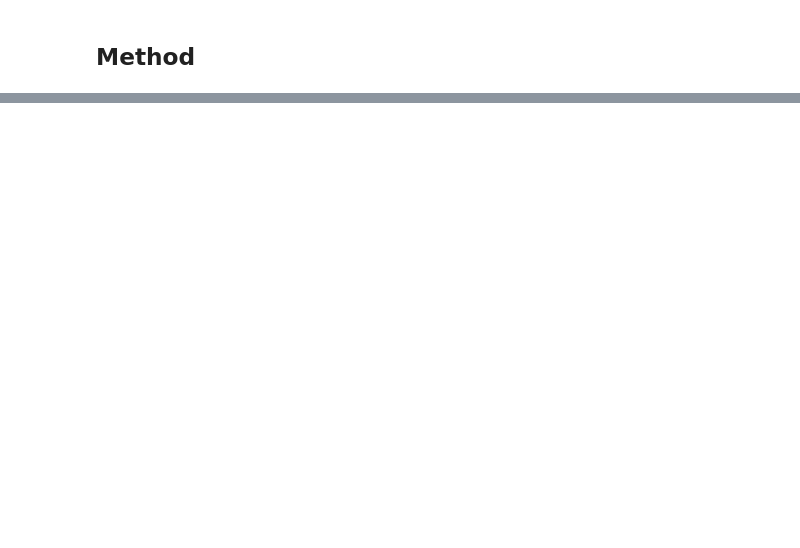
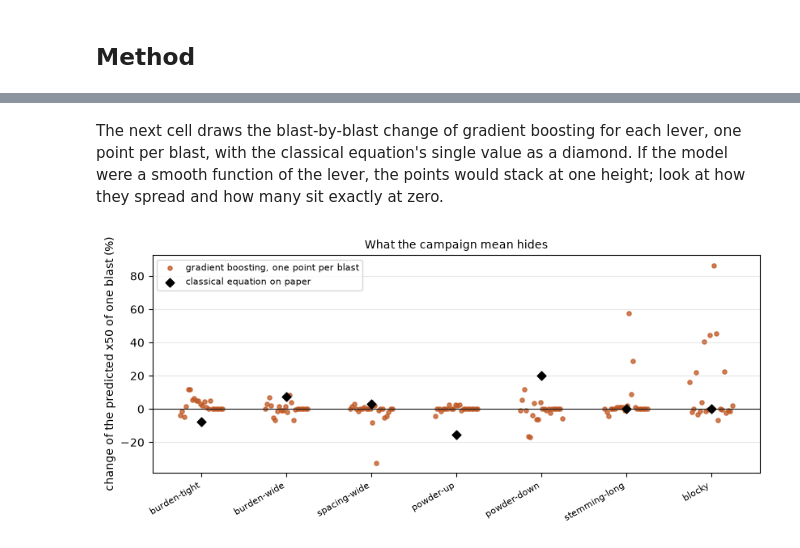
Before and after one commit to fsantibanezleal/CAOS_Fragmenta, a Jupyter notebook: notebooks/en/06-design-response/01-moving-one-lever-at-a-time.ipynb, the cells around one changed output, grey strips where cells are left out. Saved outputs shown, nothing was run; the diff lists cells and outputs as text; code cells hidden in the pictures; blank space fills up the shorter version.

```diff
--- a/notebooks/en/06-design-response/01-moving-one-lever-at-a-time.ipynb
+++ b/notebooks/en/06-design-response/01-moving-one-lever-at-a-time.ipynb
@@ -184,0 +246,11 @@ blocky                           +0.0%                +19.2%                 +8.
+# %%
+# The change blast by blast for gradient boosting: how many blasts do not move at all
+boosting = arms["xgboost"]
+base_sizes = [p.x50_m for p in boosting.predict(blasts)]
+per_blast = {}
+for vid in levers:
+    moved = boosting.predict([apply_variant(blast, variants[vid]) for blast in blasts])
+    per_blast[vid] = [100 * (p.x50_m / base - 1) for p, base in zip(moved, base_sizes)]
+rows = [(vid, sum(abs(v) < 1e-9 for v in values), f"{min(values):+.1f}", f"{max(values):+.1f}") for vid,
+    values in per_blast.items()]
+Table(["variant", "blasts with no change (of 22)", "smallest change (%)", "largest change (%)"], rows)
@@ -184,0 +267,20 @@ blocky                           +0.0%                +19.2%                 +8.
+# %% [markdown]
+The next cell draws the blast-by-blast change of gradient boosting for each lever, one point per blast, with the classical equation's single value as a diamond. If the model were a smooth function of the lever, the points would stack at one height; look at how they spread and how many sit exactly at zero.
+# %%
+# Each blast's change under every variant for gradient boosting; the classical equation moves all blasts by one value
+fig, ax = plt.subplots(figsize=(8.4, 3.8))
+for k, vid in enumerate(levers):
+    ax.scatter(np.full(len(blasts), k) + np.linspace(-0.25, 0.25, len(blasts)), per_blast[vid], s=14, color="#c05621",
+        alpha=0.75,
+               label="gradient boosting, one point per blast" if k == 0 else None)
+ax.scatter(x, on_paper, marker="D", s=30, color="black", zorder=3, label="classical equation on paper")
+ax.axhline(0, color="#222", lw=0.8)
+ax.set_xticks(x, levers, rotation=30, ha="right", fontsize=8)
+ax.set_ylabel("change of the predicted x50 of one blast (%)")
+ax.set_title("What the campaign mean hides", fontsize=10)
+ax.legend(fontsize=8)
+ax.grid(axis="y", alpha=0.3)
+fig.tight_layout()
+plt.show()
+# %% [output]
+[figure, added]
```
Also changed, not shown: parts of 45 cells of this notebook, 5 other files.
